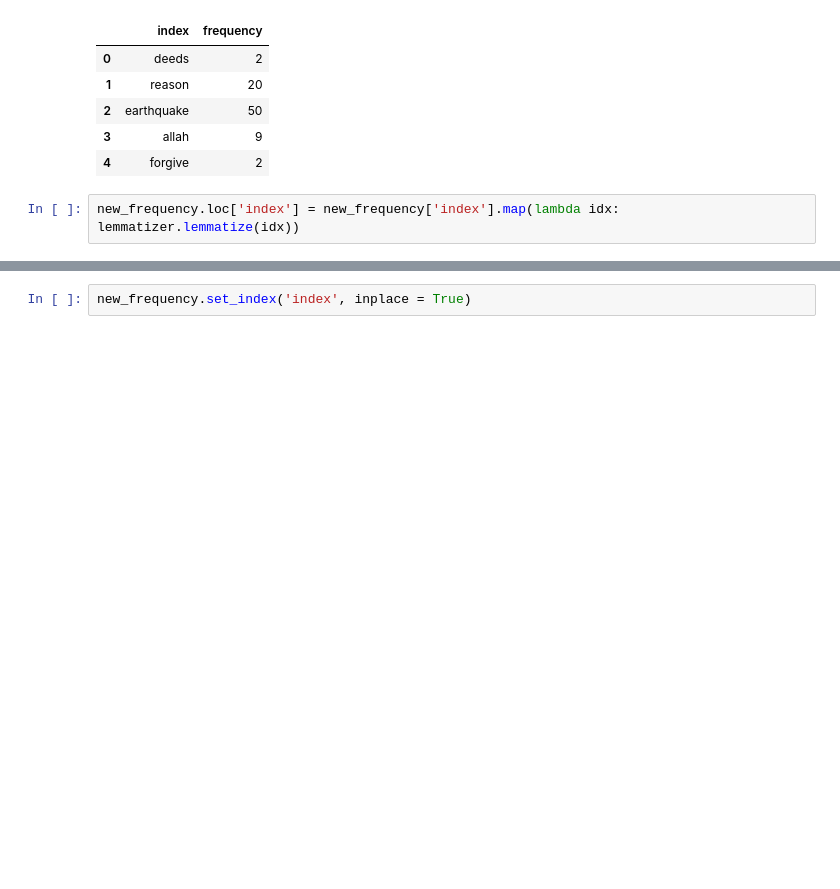
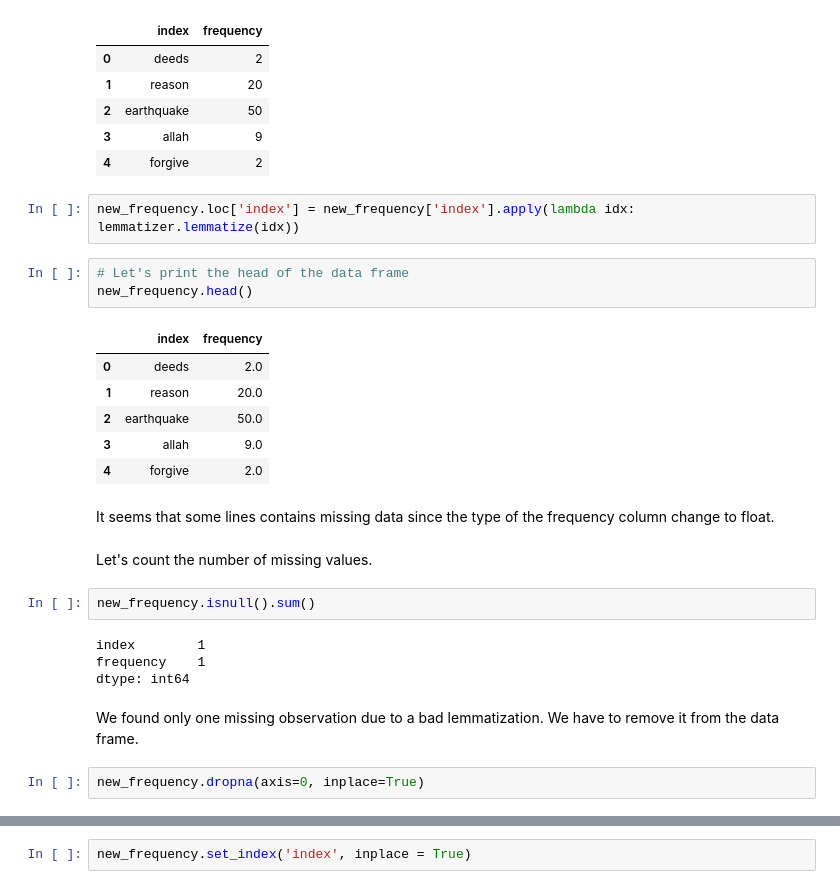
Before and after one commit to Oumar199/nlp_programs_exercises, a Jupyter notebook: kaggle_tweet_competition.ipynb, the cells around one changed output, grey strips where cells are left out. Cells and saved outputs as stored; diff of their text form; blank space fills up the shorter version.

```diff
--- a/kaggle_tweet_competition.ipynb
+++ b/kaggle_tweet_competition.ipynb
@@ -539,4 +540,28 @@ new_frequency.head()
 | 3 | allah | 9 |
 | 4 | forgive | 2 |
 # %%
-new_frequency.loc['index'] = new_frequency['index'].map(lambda idx: lemmatizer.lemmatize(idx))
+new_frequency.loc['index'] = new_frequency['index'].apply(lambda idx: lemmatizer.lemmatize(idx))
+# %%
+# Let's print the head of the data frame
+new_frequency.head()
+# %% [output]
+|  | index | frequency |
+| 0 | deeds | 2.0 |
+| 1 | reason | 20.0 |
+| 2 | earthquake | 50.0 |
+| 3 | allah | 9.0 |
+| 4 | forgive | 2.0 |
+# %% [markdown]
+It seems that some lines contains missing data since the type of the frequency column change to float.
+# %% [markdown]
+Let's count the number of missing values.
+# %%
+new_frequency.isnull().sum()
+# %% [output]
+index        1
+frequency    1
+dtype: int64
+# %% [markdown]
+We found only one missing observation due to a bad lemmatization. We have to remove it from the data frame.
+# %%
+new_frequency.dropna(axis=0, inplace=True)
```
Also changed, not shown: parts of 21 cells of this notebook, 1 other file.
